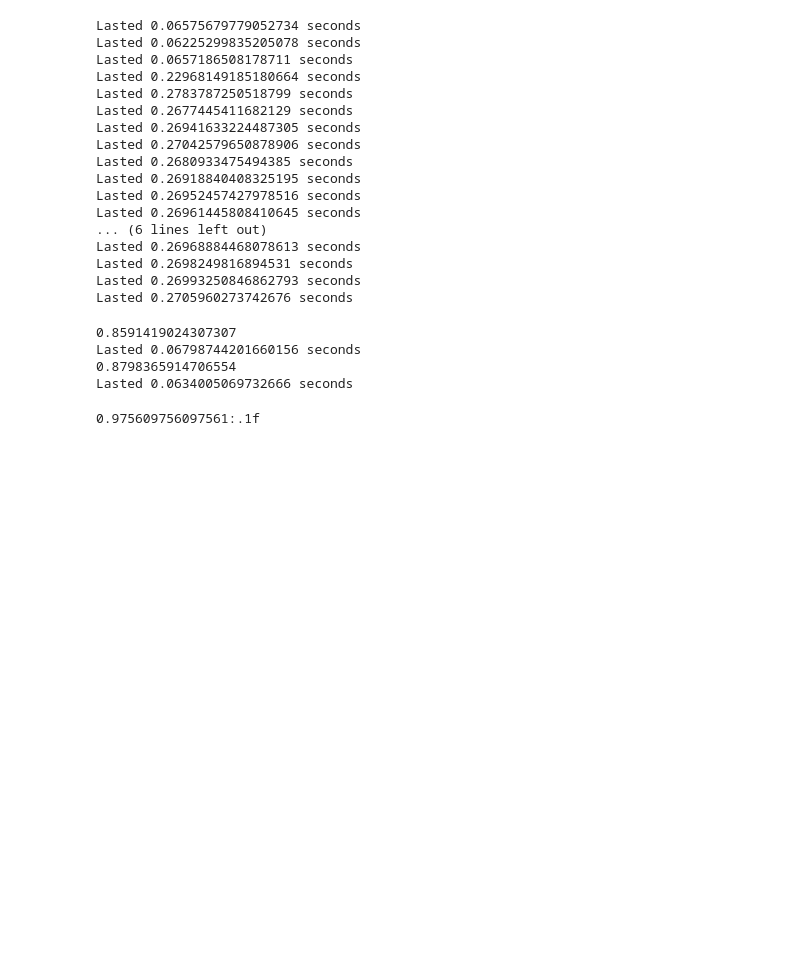
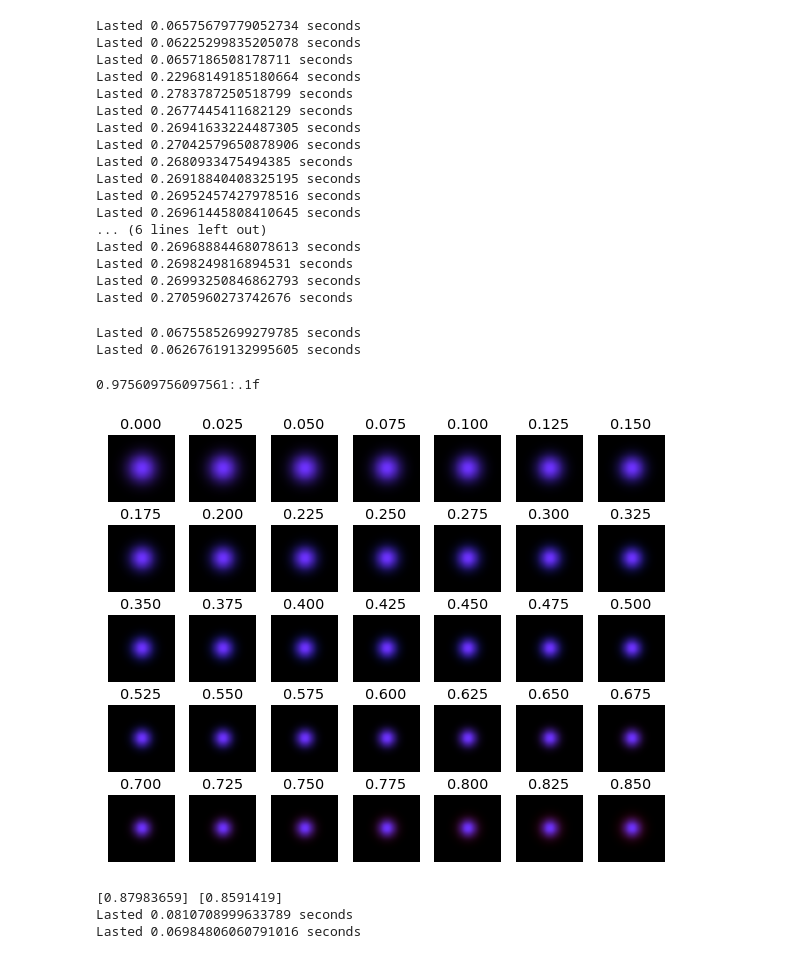
Before and after one commit to raeubaen/misc, a Jupyter notebook: codice_bpm.ipynb, the cells around one changed output. Drawn from its saved outputs; the diff is of its cells as text; code cells hidden in the pictures; blank space fills up the shorter version.

```diff
--- a/codice_bpm.ipynb
+++ b/codice_bpm.ipynb
@@ -602,20 +631,49 @@ save_animation(memory, "lens_chrom.mp4", axis=2, blit=True)
 output = cp.zeros((nstepx, nstepx, 3))
 memory = cp.zeros((nstepx, nstepx, nstepz+1, 3))
 GaussianField = cp.sqrt(Ip)*cp.exp(-(X**2+Y**2)/(w0**2))
+red_blue = pandas.concat([df[df.wl==0.4498], df.tail(1)])
 for wl, n  in zip(red_blue.wl_m, red_blue.n):
   fl_at_wl = fl/(n-1)
-  print(fl_at_wl)
-  Phase = cp.exp(1j*(2*cp.pi/wl)/(2*fl_at_wl)*(X**2+Y**2))
+  Phase = cp.exp(1j*k0/(2*fl_at_wl)*(X**2+Y**2))
   InputField = GaussianField * Phase
   single_out, single_mem = propagate_and_get_rgb(InputField, wl, grid=grid_setup, keep_memory=True)
   output += single_out
   memory += single_mem
 # %% [output]
-0.8591419024307307
-Lasted 0.06798744201660156 seconds
-0.8798365914706554
-Lasted 0.0634005069732666 seconds
+Lasted 0.06755852699279785 seconds
+Lasted 0.06267619132995605 seconds
 # %%
 save_animation(memory, "lens_chrom_red_purple.mp4", axis=2, blit=True)
 # %% [output]
 0.975609756097561:.1f
+# %%
+cols = 7
+N = memory.shape[2]
+rows = int(N/cols)
+fig, axs = plt.subplots(rows, cols, figsize=(10, 8))
+for i in range(rows):
+  for j in range(cols):
+    plot(memory[512-30:512+30, 512-30:512+30, cols*i+j, :], fig=fig, ax=axs[i][j])
+    axs[i][j].set(xticks=[], yticks=[], xlabel="", ylabel="")
+    axs[i][j].set_title(f"{(cols*i+j)*deltaz:.3f}")
+fig.savefig("lens_plane_wave.pdf")
+plt.show()
+plt.close()
+# %% [output]
+[figure, added]
+# %%
+GaussianField = cp.sqrt(Ip)*cp.exp(-(X**2+Y**2)/(w0**2))
+red_df, blue_df = df.tail(1), df[df.wl==0.4498]
+red_n, blue_n = cp.asarray(red_df.n), cp.asarray(blue_df.n)
+red_wl, blue_wl = cp.asarray(red_df.wl_m), cp.asarray(blue_df.wl_m) # meters
+red_fl, blue_fl = fl/(red_n-1), fl/(blue_n-1)
+print(red_fl, blue_fl)
+RedField = GaussianField * cp.exp(1j*(2*cp.pi/red_wl)/(2*red_fl)*(X**2+Y**2))
+BlueField = GaussianField * cp.exp(1j*(2*cp.pi/blue_wl)/(2*blue_fl)*(X**2+Y**2))
+
+RedOut, RedMem = propagate(RedField, 2*cp.pi/red_wl, grid_setup=grid_setup, keep_memory=True)
+BlueOut, BlueMem = propagate(RedField, 2*cp.pi/blue_wl, grid_setup=grid_setup, keep_memory=True)
+# %% [output]
+[0.87983659] [0.8591419]
+Lasted 0.0810708999633789 seconds
+Lasted 0.06984806060791016 seconds
```
Also changed, not shown: parts of 8 cells of this notebook.
